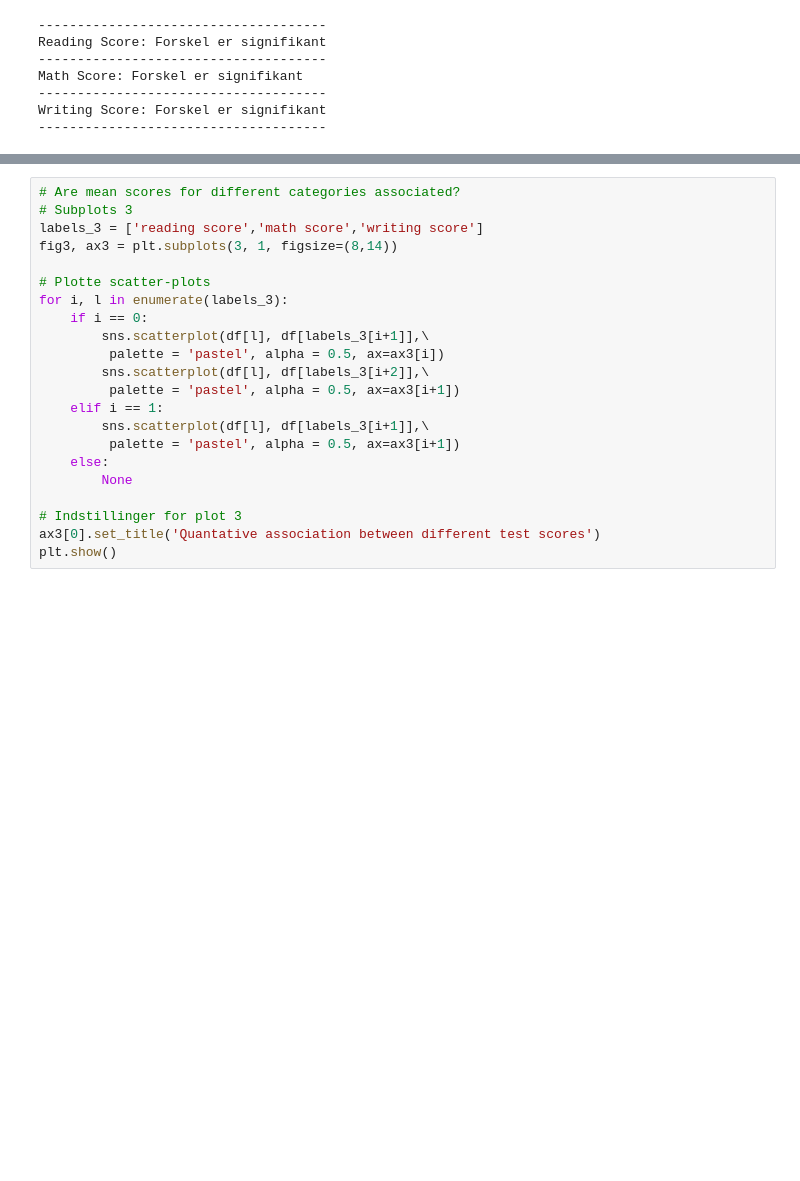
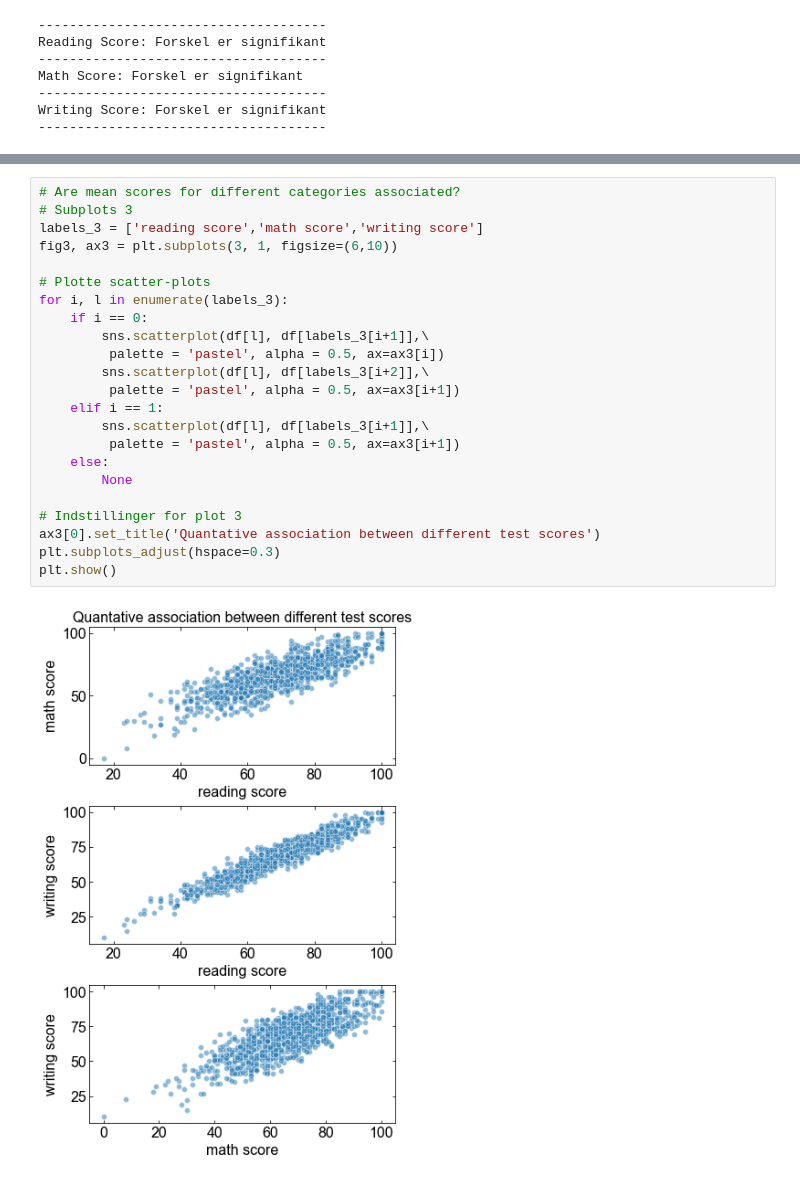
Before and after one commit to fred465f/exams, a Jupyter notebook: eda_visual.ipynb, the cells around one changed output, grey strips where cells are left out. Saved outputs shown, nothing was run; the diff lists cells and outputs as text; blank space fills up the shorter version.

```diff
--- a/eda_visual.ipynb
+++ b/eda_visual.ipynb
@@ -156,22 +196,25 @@ print('-------------------------------------')
 # %%
 # Are mean scores for different categories associated?
 # Subplots 3
 labels_3 = ['reading score','math score','writing score']
-fig3, ax3 = plt.subplots(3, 1, figsize=(8,14))
+fig3, ax3 = plt.subplots(3, 1, figsize=(6,10))
 
 # Plotte scatter-plots
 for i, l in enumerate(labels_3):
     if i == 0:
         sns.scatterplot(df[l], df[labels_3[i+1]],\
          palette = 'pastel', alpha = 0.5, ax=ax3[i])
         sns.scatterplot(df[l], df[labels_3[i+2]],\
          palette = 'pastel', alpha = 0.5, ax=ax3[i+1])
     elif i == 1:
         sns.scatterplot(df[l], df[labels_3[i+1]],\
          palette = 'pastel', alpha = 0.5, ax=ax3[i+1])
     else:
         None
 
 # Indstillinger for plot 3
 ax3[0].set_title('Quantative association between different test scores')
+plt.subplots_adjust(hspace=0.3)
 plt.show()
+# %% [output]
+[figure, added]
```
Also changed, not shown: parts of 5 cells of this notebook.
